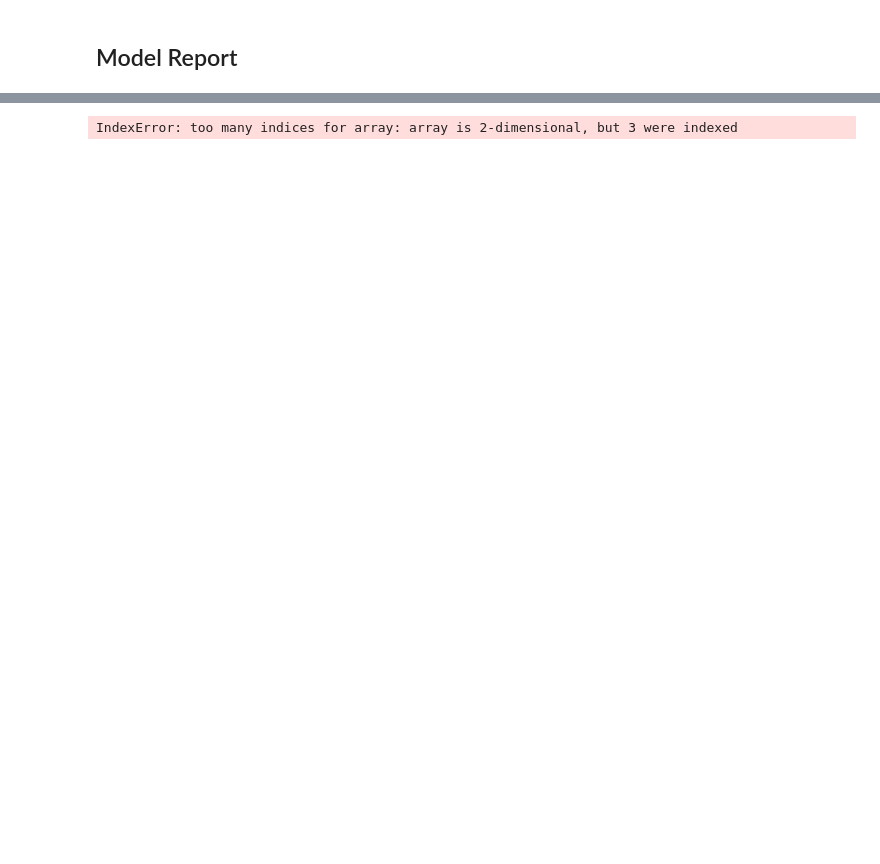
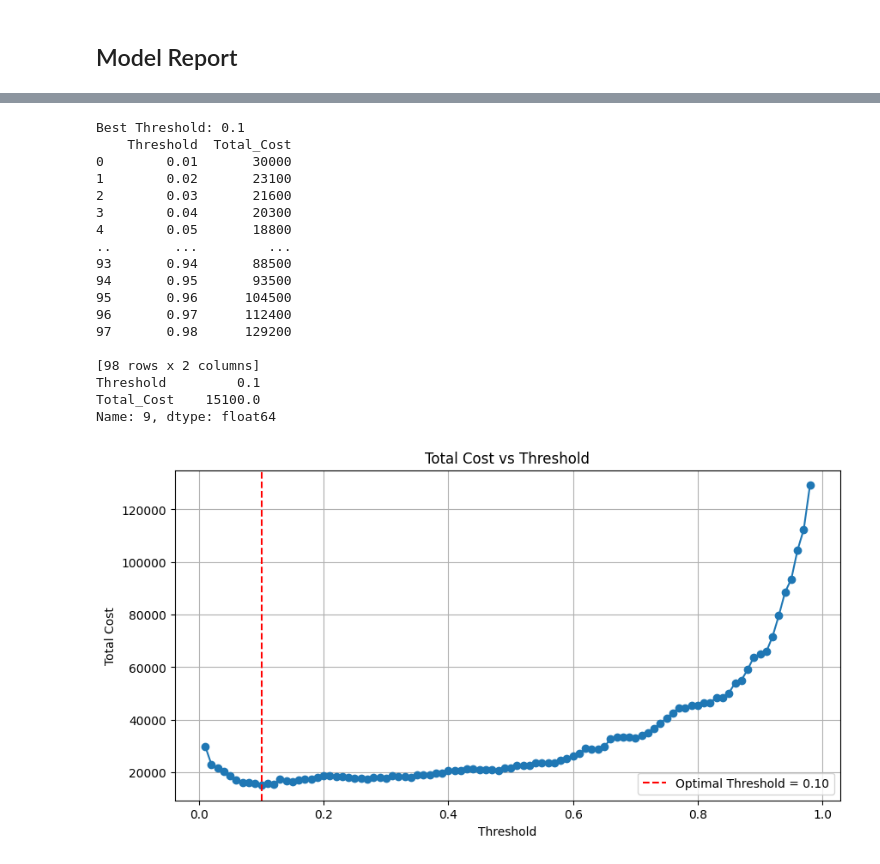
Before and after one commit to Amogh9341/Credit_Card_Churn, a Jupyter notebook: notebooks/Modelling.ipynb, the cells around one changed output, grey strips where cells are left out. Saved outputs shown, nothing was run; the diff lists cells and outputs as text; code cells hidden in the pictures; blank space fills up the shorter version.

```diff
--- a/notebooks/Modelling.ipynb
+++ b/notebooks/Modelling.ipynb
@@ -216,0 +516,31 @@ LGBMClassifier(class_weight='balanced', learning_rate=0.05, n_estimators=200,
+# %%
+cost_optim_df = pd.DataFrame(columns=['Threshold','Min_Cost','N_features'])
+for num_features in range(1,len(X_train)+1):
+    if num_features%5==0: print(f'{num_features}/{len(X_train)} iterations')
+    X_train_tree = tree_preprocessor.fit_transform(X_train, y_train)
+    X_test_tree = tree_preprocessor.transform(X_test)
+    model_weighted = LGBMClassifier(
+        class_weight='balanced'
+    )
+    rfe = RFE(estimator=model_weighted, n_features_to_select=num_features)
+    rfe.fit(X_train_tree, y_train)
+    selected_indices = [X.columns.get_loc(f) for f in selected_features]
+
+    X_train_selected = X_train_tree[:, selected_indices]
+    X_test_selected = X_test_tree[:, selected_indices]
+
+    model_weighted.fit(X_train_selected, y_train)
+    # Use your best model to get predicted probabilities
+    y_probs = model_weighted.predict_proba(X_test_selected)[:, 1]
+
+    # Find best threshold
+    best_row, cost_report_df = find_optimal_threshold(y_test, y_probs)
+    # Add row to cost_optim_df with threshold, min cost, and number of features
+    cost_optim_df = pd.concat([
+        cost_optim_df,
+        pd.DataFrame({
+            'Threshold': [best_row['Threshold']],
+            'Min_Cost': [best_row['Total_Cost']],
+            'N_features': [num_features]
+        })
+    ], ignore_index=True)
@@ -301,4 +592,0 @@ shap_values = explainer.shap_values(X_test_df,check_additivity=False)
-# %%
-shap.summary_plot(shap_values[:,:,1], X_test_df, plot_type='bar')
-# %% [output]
-IndexError: too many indices for array: array is 2-dimensional, but 3 were indexed
@@ -304,0 +615,33 @@ IndexError: too many indices for array: array is 2-dimensional, but 3 were index
+# %%
+print(f"Best Threshold: {round(best_thresh, 3)}")
+print(cost_report_df)
+print(best_row)
+plt.figure(figsize=(10, 5))
+plt.plot(cost_report_df['Threshold'], cost_report_df['Total_Cost'], marker='o')
+plt.axvline(best_thresh, color='r', linestyle='--', label=f'Optimal Threshold = {best_thresh:.2f}')
+plt.title("Total Cost vs Threshold")
+plt.xlabel("Threshold")
+plt.ylabel("Total Cost")
+plt.grid(True)
+plt.legend()
+plt.show()
+# %% [output]
+Best Threshold: 0.1
+    Threshold  Total_Cost
+0        0.01       30000
+1        0.02       23100
+2        0.03       21600
+3        0.04       20300
+4        0.05       18800
+..        ...         ...
+93       0.94       88500
+94       0.95       93500
+95       0.96      104500
+96       0.97      112400
+97       0.98      129200
+
+[98 rows x 2 columns]
+Threshold         0.1
+Total_Cost    15100.0
+Name: 9, dtype: float64
+[figure, added]
```
Also changed, not shown: parts of 57 cells of this notebook, 3 other files.
